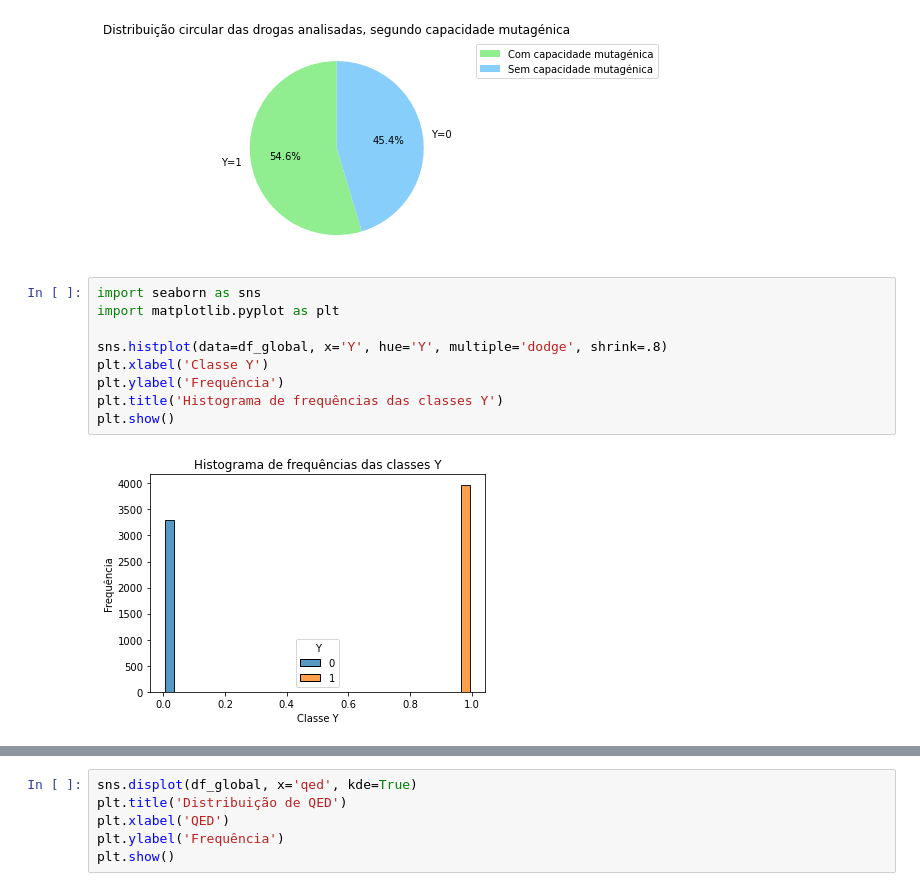
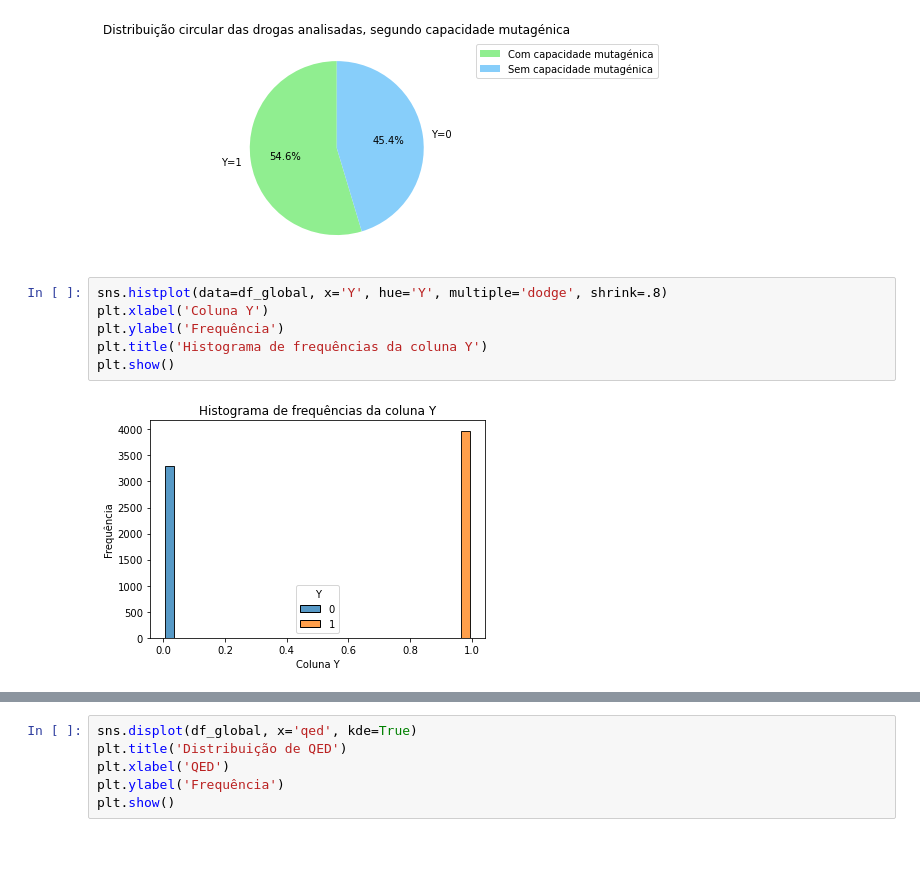
Before and after one commit to esperancaa/Extracao_de_Dados, a Jupyter notebook: Trabalho_Pyhton/Trabalho.ipynb, the cells around one changed output, grey strips where cells are left out. Cells and saved outputs as stored; diff of their text form; blank space fills up the shorter version.

```diff
--- a/Trabalho_Pyhton/Trabalho.ipynb
+++ b/Trabalho_Pyhton/Trabalho.ipynb
@@ -270,13 +274,10 @@ plt.show()
 Name: Y, dtype: int64
 [figure]
 # %%
-import seaborn as sns
-import matplotlib.pyplot as plt
-
 sns.histplot(data=df_global, x='Y', hue='Y', multiple='dodge', shrink=.8)
-plt.xlabel('Classe Y')
+plt.xlabel('Coluna Y')
 plt.ylabel('Frequência')
-plt.title('Histograma de frequências das classes Y')
+plt.title('Histograma de frequências da coluna Y')
 plt.show()
 # %% [output]
-[figure, old version]
+[figure, new version]
```
Also changed, not shown: parts of 60 cells of this notebook.
